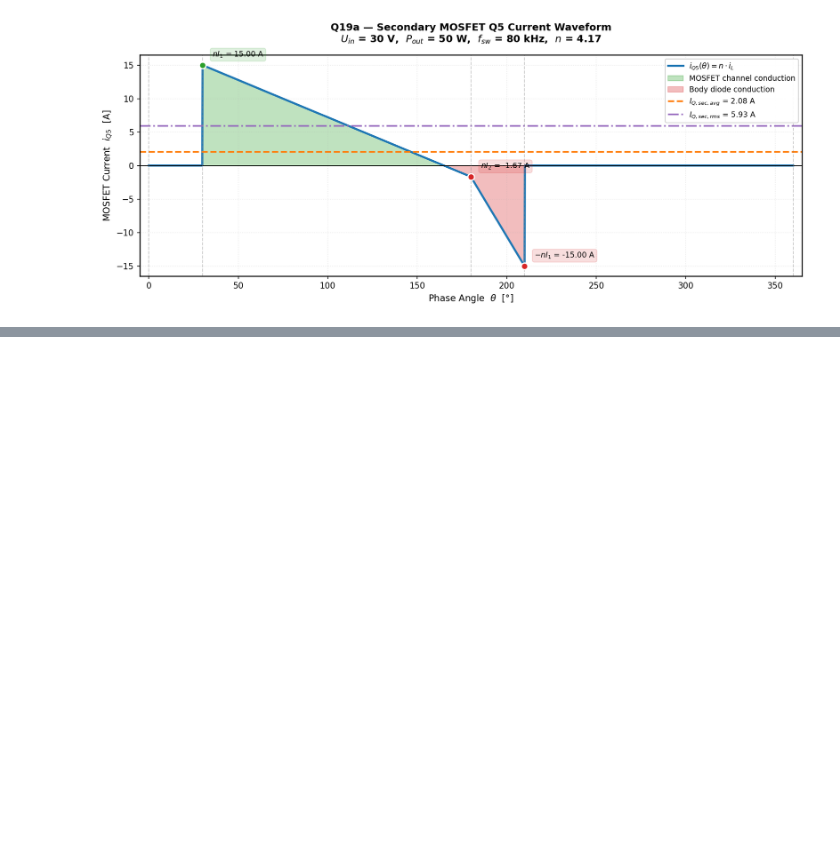
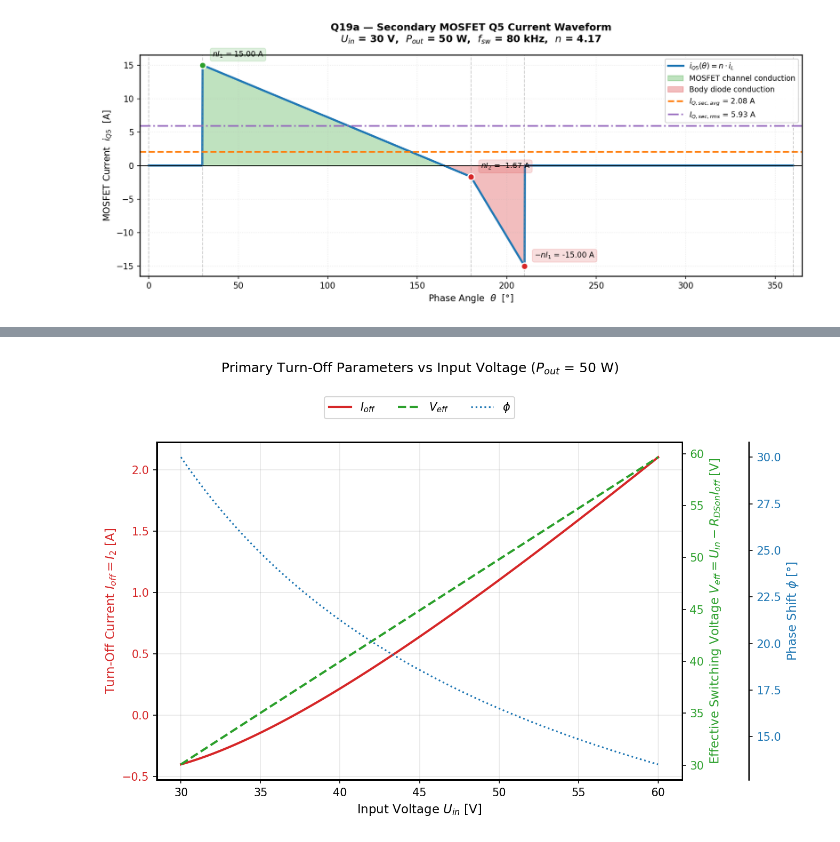
Before and after one commit to lbregy/Power-Electronics, a Jupyter notebook: DAB_convert.ipynb, the cells around one changed output, grey strips where cells are left out. Drawn from its saved outputs; the diff is of its cells as text; code cells hidden in the pictures; blank space fills up the shorter version.

```diff
--- a/DAB_convert.ipynb
+++ b/DAB_convert.ipynb
@@ -1364,0 +1584,73 @@ Temperature coefficients extracted from datasheet:
+# %%
+# === Plot: Primary Turn-Off Current & Effective Voltage vs Input Voltage ===
+# Plot I_off (which is I_2) over the full input voltage range at nominal power
+# Also plot the effective voltage V_DS,off = U_in - R_DSon * I_off
+
+# 1. Sweep input voltage
+U_in_sweep = np.linspace(U_in_min, U_in_max, 100)
+
+# 2. Calculate phase shift, I_2 (turn-off current), and V_DS,off for each U_in
+I_off_sweep    = []
+V_ds_off_sweep = []
+phi_sweep      = []
+
+for U_val in U_in_sweep:
+    # Phase shift required for nominal power
+    phi_val = phase_shift_for_power(P_out_nom, U_val, U_out, n, f_sw, L)
+
+    # Calculate I_2 at this operating point
+    d_val = n * U_out / U_val
+    # I_2 formula: (V1 / 2*w*L) * (2*d*phi + (1-d)*pi)
+    # Here V1 = U_val
+    I2_val = (U_val / (2 * omega * L)) * (2 * d_val * phi_val + (1 - d_val) * np.pi)
+
+    # Effective switching voltage (V_swing)
+    # The voltage across the switch rises from V_DS(on) = R_DSon * I2 to U_in
+    # V_swing = U_in - R_DSon * I2
+    V_ds_off_val = U_val - RDS_T_pri * I2_val
+
+    phi_sweep.append(phi_val)
+    I_off_sweep.append(I2_val)
+    V_ds_off_sweep.append(V_ds_off_val)
+
+I_off_sweep    = np.array(I_off_sweep)
+V_ds_off_sweep = np.array(V_ds_off_sweep)
+phi_sweep      = np.array(phi_sweep)
+
+# 3. Plot
+fig, ax1 = plt.subplots(figsize=(9, 6))
+
+# Axis 1: Turn-off Current
+color = 'tab:red'
+ax1.set_xlabel(r'Input Voltage $U_{in}$ [V]', fontsize=11)
+ax1.set_ylabel(r'Turn-Off Current $I_{off}=I_2$ [A]', color=color, fontsize=11)
+ax1.plot(U_in_sweep, I_off_sweep, color=color, linewidth=2, label=r'$I_{off}$')
+ax1.tick_params(axis='y', labelcolor=color)
+ax1.grid(True, alpha=0.3)
+
+# Axis 2: Effective Switching Voltage
+ax2 = ax1.twinx()
+color = 'tab:green'
+ax2.set_ylabel(r'Effective Switching Voltage $V_{eff} = U_{in} - R_{DSon}I_{off}$ [V]', color=color, fontsize=11)
+ax2.plot(U_in_sweep, V_ds_off_sweep, color=color, linewidth=2, linestyle='--', label=r'$V_{eff}$')
+ax2.tick_params(axis='y', labelcolor=color)
+
+# Axis 3: Phase Shift (offset to the right)
+ax3 = ax1.twinx()
+ax3.spines['right'].set_position(('outward', 60))
+color = 'tab:blue'
+ax3.set_ylabel(r'Phase Shift $\phi$ [°]', color=color, fontsize=11)
+ax3.plot(U_in_sweep, np.degrees(phi_sweep), color=color, linestyle=':', linewidth=1.5, label=r'$\phi$')
+ax3.tick_params(axis='y', labelcolor=color)
+
+# Combine legends
+lines1, labels1 = ax1.get_legend_handles_labels()
+lines2, labels2 = ax2.get_legend_handles_labels()
+lines3, labels3 = ax3.get_legend_handles_labels()
+ax1.legend(lines1 + lines2 + lines3, labels1 + labels2 + labels3, loc='upper center', bbox_to_anchor=(0.5, 1.15), ncol=3)
+
+plt.title(f"Primary Turn-Off Parameters vs Input Voltage ($P_{{out}}$ = {P_out_nom} W)\n\n", fontsize=12, pad=35)
+fig.tight_layout()
+plt.show()
+# %% [output]
+[figure, added]
```
Also changed, not shown: parts of 9 cells of this notebook, 3 other files.
